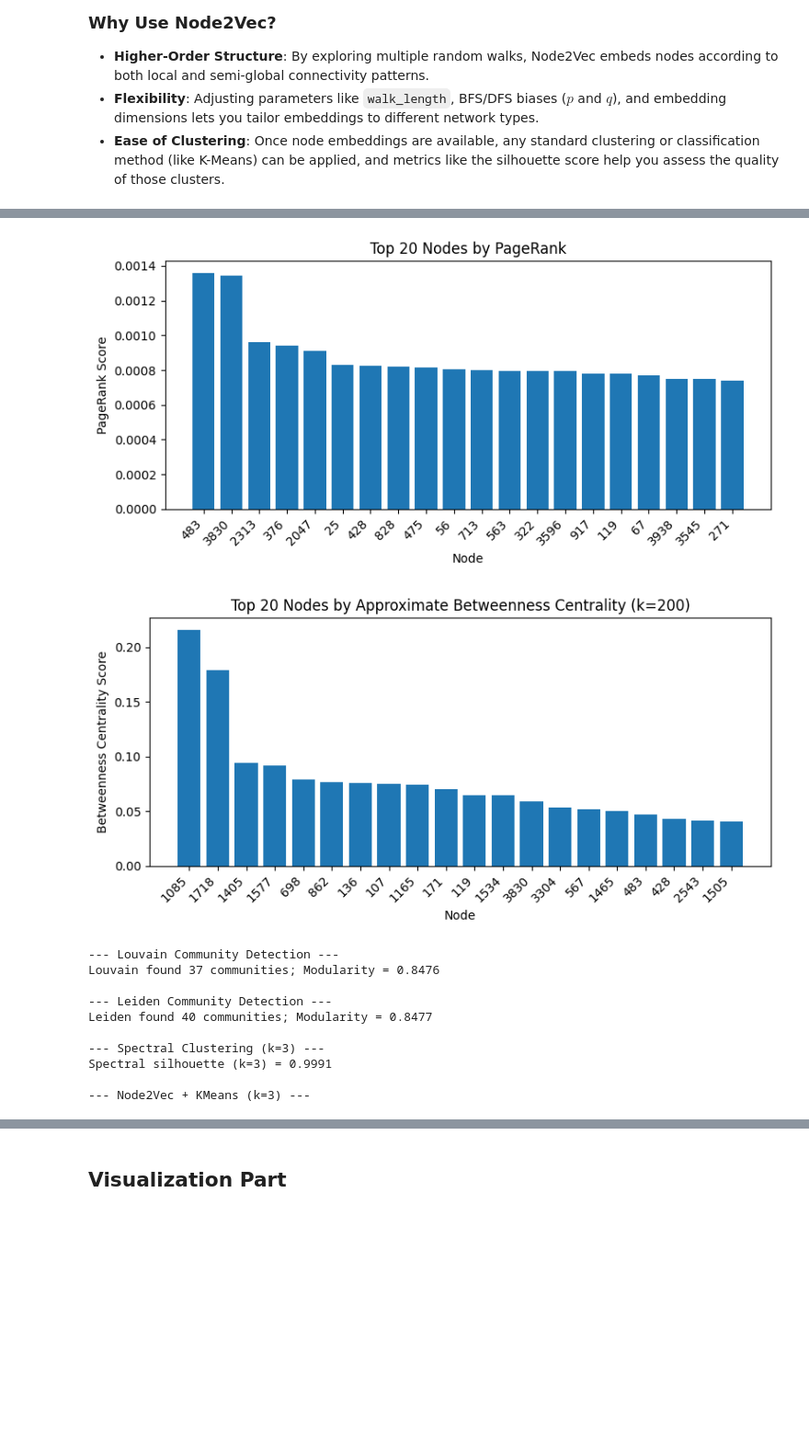
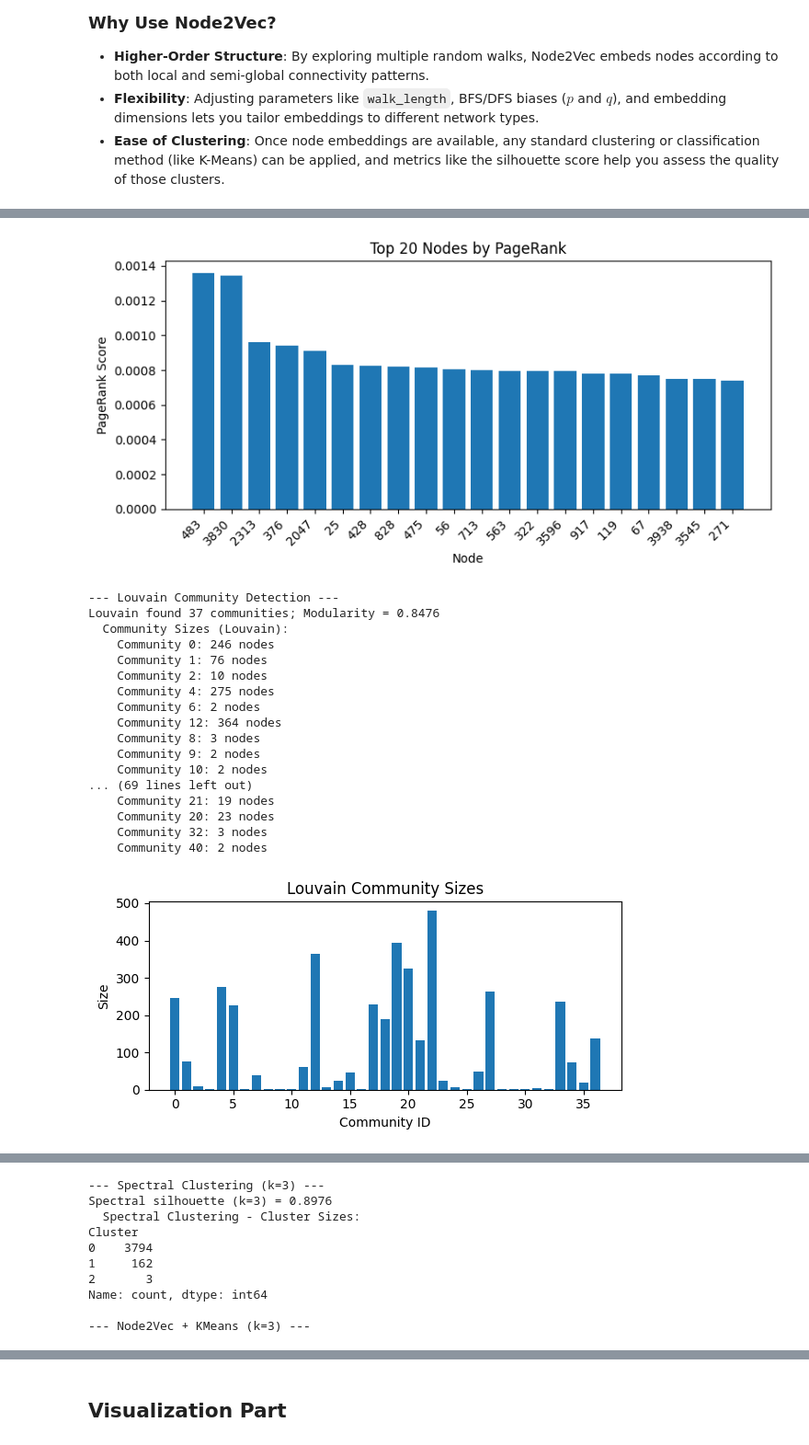
Before and after one commit to mateusgoto01/graph_facebook_analysis, a Jupyter notebook: FERNDADES_GOTO_REGAZZI_graphe.ipynb, the cells around one changed output, grey strips where cells are left out. Shown at 92% size. Saved outputs shown, nothing was run; the diff lists cells and outputs as text; code cells hidden in the pictures; blank space fills up the shorter version.

Commit message:
new spectral

```diff
--- a/FERNDADES_GOTO_REGAZZI_graphe.ipynb
+++ b/FERNDADES_GOTO_REGAZZI_graphe.ipynb
@@ -145,10 +145,10 @@ In short, `compute_and_show_centralities(G)`:
    - A **bar chart** of top approximate betweenness scores
 3. Provides insight into **key players**, **influential connectors**, and the **structural dynamics** of the network.
 # %%
-def compute_and_show_centralities(G, k_center = 200):
+def compute_and_show_centralities(G):
     """
-    Computes and prints top 5 Degree Centrality, PageRank, and Approximate Betweenness Centrality.
-    Also plots the histogram of degree centrality and top values for PageRank and Approx Betweenness.
+    Computes and prints top 5 Degree Centrality and PageRank.
+    Also plots the histogram of degree centrality and top PageRank values.
     """
     print("--- Centrality Measures ---")
 
@@ -166,14 +166,6 @@ def compute_and_show_centralities(G, k_center = 200):
     for node, val in pagerank_sorted[:5]:
         print(f"  Node {node} => {val:.3f}")
 
-    # Approximate Betweenness Centrality
-    k = k_center  # Number of sample nodes
-    approx_bet = nx.betweenness_centrality(G, k=k, seed=42)  # seed for reproducibility
-    approx_bet_sorted = sorted(approx_bet.items(), key=lambda x: x[1], reverse=True)
-    print(f"\nTop 5 nodes by Approximate Betweenness Centrality (k={k}):")
-    for node, val in approx_bet_sorted[:5]:
-        print(f"  Node {node} => {val:.3f}")
-
     # Plot distribution of degree centralities
     plt.figure(figsize=(6, 4))
     plt.hist(list(deg_centrality.values()), bins=10, edgecolor='black')
@@ -186,29 +178,16 @@ def compute_and_show_centralities(G, k_center = 200):
     # Plot top PageRank values (e.g. top 20)
     top_n = 20
     top_pagerank = pagerank_sorted[:top_n]
-    nodes_p, values_p = zip(*top_pagerank)
+    nodes, values = zip(*top_pagerank)
 
     plt.figure(figsize=(8, 4))
-    plt.bar(range(len(nodes_p)), values_p, tick_label=[str(n) for n in nodes_p])
+    plt.bar(range(len(nodes)), values, tick_label=[str(n) for n in nodes])
     plt.title(f"Top {top_n} Nodes by PageRank")
     plt.xlabel("Node")
     plt.ylabel("PageRank Score")
     plt.xticks(rotation=45, ha='right')
     plt.tight_layout()
     plt.show()
-
-    # Plot top Approximate Betweenness Centrality values
-    top_bet = approx_bet_sorted[:top_n]
-    nodes_b, values_b = zip(*top_bet)
-
-    plt.figure(figsize=(8, 4))
-    plt.bar(range(len(nodes_b)), values_b, tick_label=[str(n) for n in nodes_b])
-    plt.title(f"Top {top_n} Nodes by Approximate Betweenness Centrality (k={k})")
-    plt.xlabel("Node")
-    plt.ylabel("Betweenness Centrality Score")
-    plt.xticks(rotation=45, ha='right')
-    plt.tight_layout()
-    plt.show()
 # %% [markdown]
 ## Community Detection: Louvain & Girvan–Newman
 
@@ -540,7 +520,7 @@ A silhouette near 1 indicates clear separation between clusters, while a value n
 - **Flexibility**: Adjusting parameters like `walk_length`, BFS/DFS biases ($p$ and $q$), and embedding dimensions lets you tailor embeddings to different network types.
 - **Ease of Clustering**: Once node embeddings are available, any standard clustering or classification method (like K-Means) can be applied, and metrics like the silhouette score help you assess the quality of those clusters.
 # %%
-def node2vec_clustering(G, dimensions=8, walk_length=20, num_walks=50, k=3):
+def node2vec_clustering(G, dimensions=32, walk_length=20, num_walks=50, k=3):
     """
     Runs Node2Vec to generate embeddings,
     then KMeans (k clusters),
@@ -724,7 +736,7 @@ Name: Node, dtype: object
 Done analyzing Zachary's Karate Club.
 # %%
 G_facebook = load_graph()
-results_f = analyze_graph(G_facebook, 200, graph_name="Facebook connection", do_plot=True)
+results_f = analyze_graph(G_facebook, graph_name="Facebook connection", do_plot=True)
 # %% [output]
 ==== Analyzing Facebook connection ====
 Nodes: 3959, Edges: 84243
@@ -746,13 +757,20 @@ Top 5 nodes by PageRank:
 [figure]
 [figure]
+--- Louvain Community Detection ---
+Louvain found 37 communities; Modularity = 0.8476
+  Community Sizes (Louvain):
+    Community 0: 246 nodes
+    Community 1: 76 nodes
+    Community 2: 10 nodes
+    Community 4: 275 nodes
+    Community 6: 2 nodes
+    Community 12: 364 nodes
+    Community 8: 3 nodes
+    Community 9: 2 nodes
+    Community 10: 2 nodes
+... (69 lines left out)
+    Community 21: 19 nodes
+    Community 20: 23 nodes
+    Community 32: 3 nodes
+    Community 40: 2 nodes
-[figure, old version]
+[figure, new version]
---- Louvain Community Detection ---
-Louvain found 37 communities; Modularity = 0.8476
-
---- Leiden Community Detection ---
-Leiden found 40 communities; Modularity = 0.8477
-
---- Spectral Clustering (k=3) ---
-Spectral silhouette (k=3) = 0.9991
-
---- Node2Vec + KMeans (k=3) ---
@@ -758,0 +778,10 @@ Spectral silhouette (k=3) = 0.9991
+--- Spectral Clustering (k=3) ---
+Spectral silhouette (k=3) = 0.8976
+  Spectral Clustering - Cluster Sizes:
+Cluster
+0    3794
+1     162
+2       3
+Name: count, dtype: int64
+
+--- Node2Vec + KMeans (k=3) ---
```
Also changed, not shown: parts of 8 cells of this notebook.
